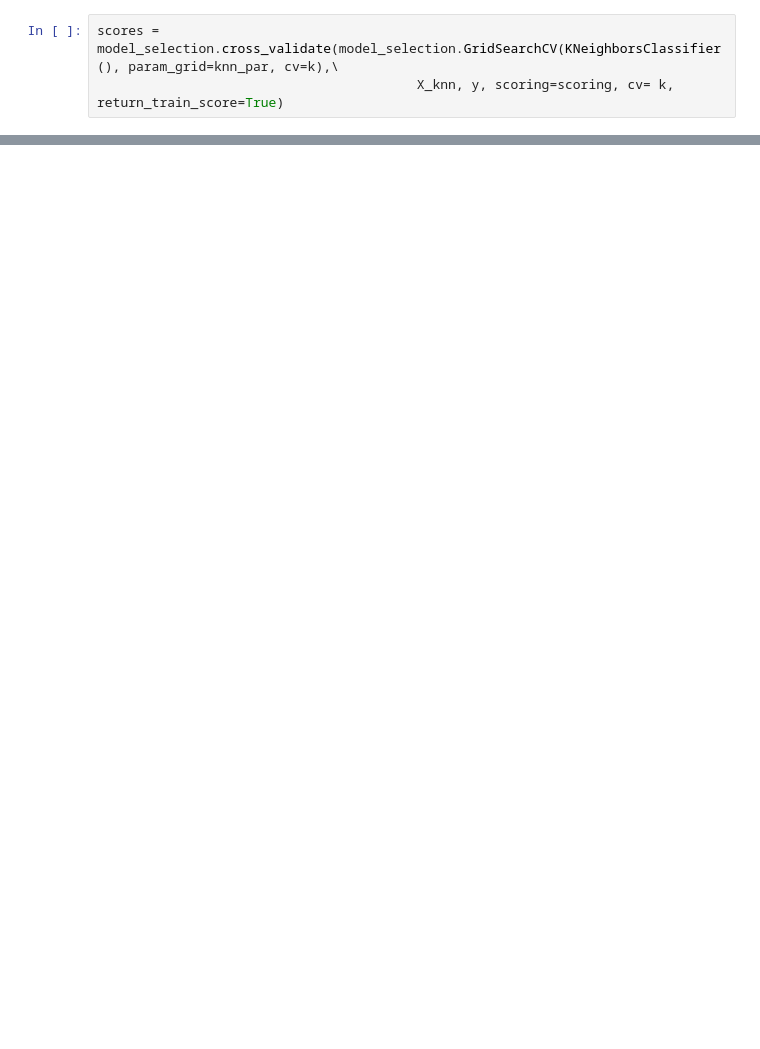
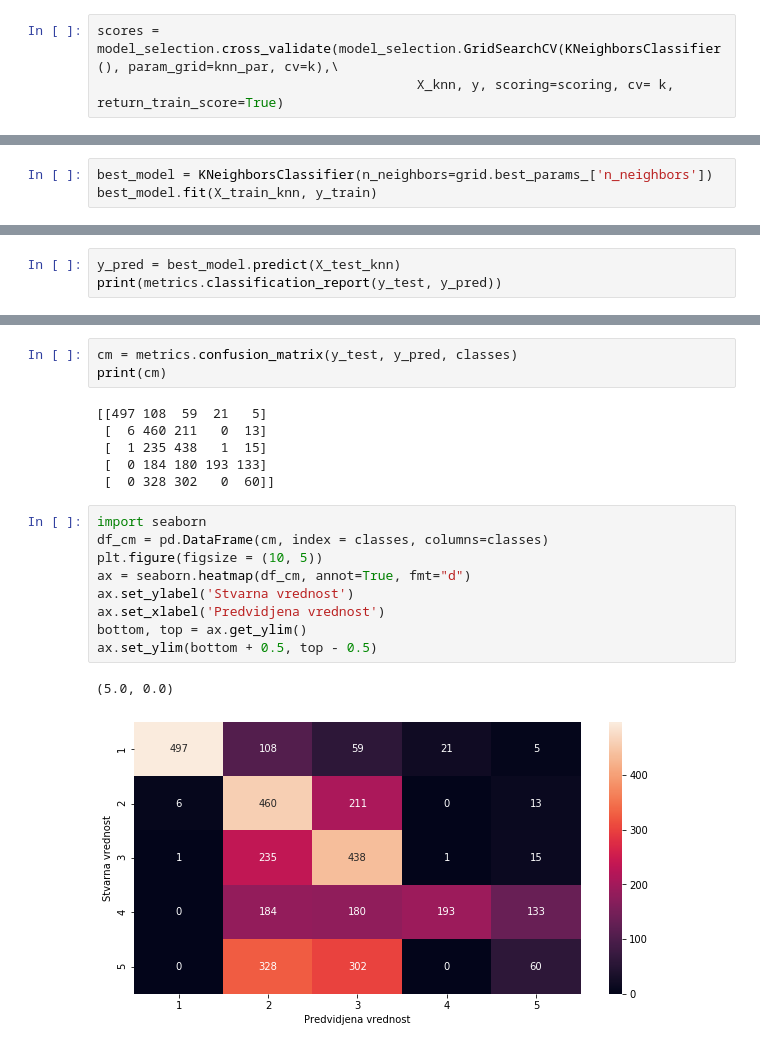
Before and after one commit to Vildana96/Projects, a Jupyter notebook: kNN.ipynb, the cells around one changed output, grey strips where cells are left out. Drawn from its saved outputs; the diff is of its cells as text; blank space fills up the shorter version.

```diff
--- a/kNN.ipynb
+++ b/kNN.ipynb
@@ -73,0 +195,3 @@ c
+# %%
+best_model = KNeighborsClassifier(n_neighbors=grid.best_params_['n_neighbors'])
+best_model.fit(X_train_knn, y_train)
@@ -73,0 +202,3 @@ c
+# %%
+y_pred = best_model.predict(X_test_knn)
+print(metrics.classification_report(y_test, y_pred))
@@ -73,0 +217,21 @@ c
+# %%
+cm = metrics.confusion_matrix(y_test, y_pred, classes)
+print(cm)
+# %% [output]
+[[497 108  59  21   5]
+ [  6 460 211   0  13]
+ [  1 235 438   1  15]
+ [  0 184 180 193 133]
+ [  0 328 302   0  60]]
+# %%
+import seaborn
+df_cm = pd.DataFrame(cm, index = classes, columns=classes)
+plt.figure(figsize = (10, 5))
+ax = seaborn.heatmap(df_cm, annot=True, fmt="d")
+ax.set_ylabel('Stvarna vrednost')
+ax.set_xlabel('Predvidjena vrednost')
+bottom, top = ax.get_ylim()
+ax.set_ylim(bottom + 0.5, top - 0.5)
+# %% [output]
+(5.0, 0.0)
+[figure, added]
```
Also changed, not shown: parts of 42 cells of this notebook.
